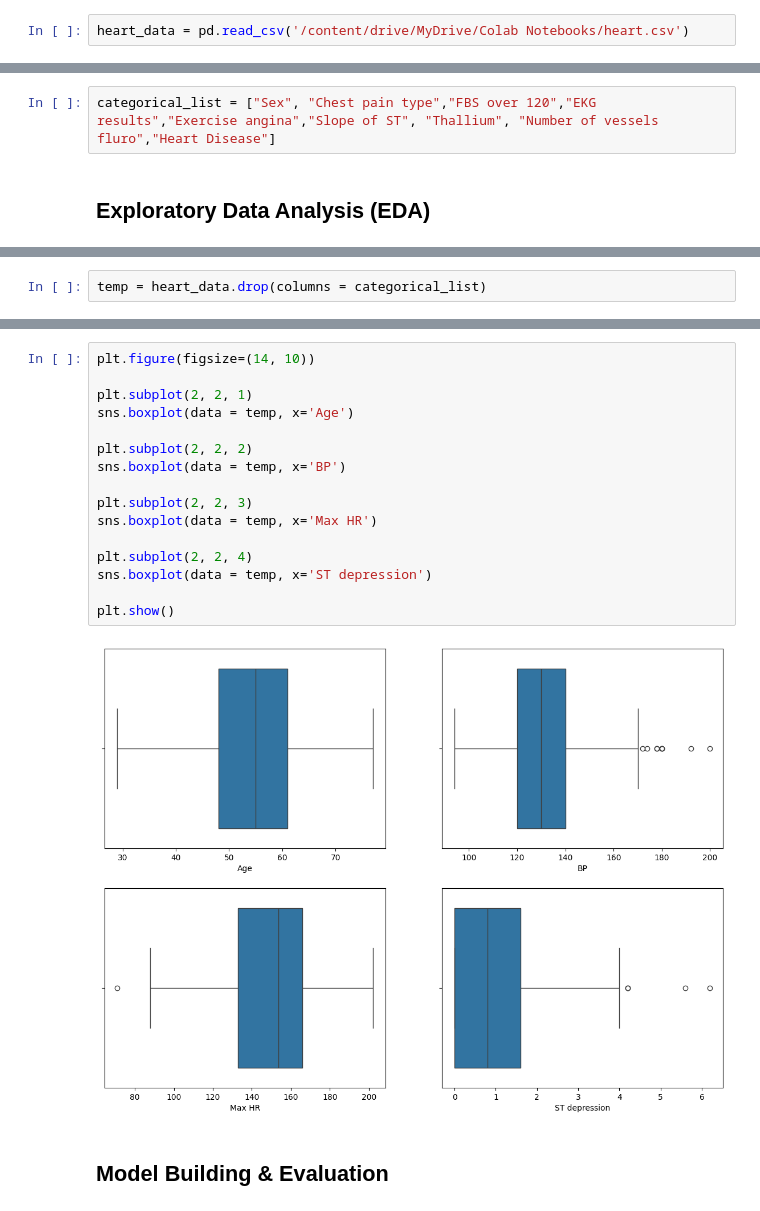
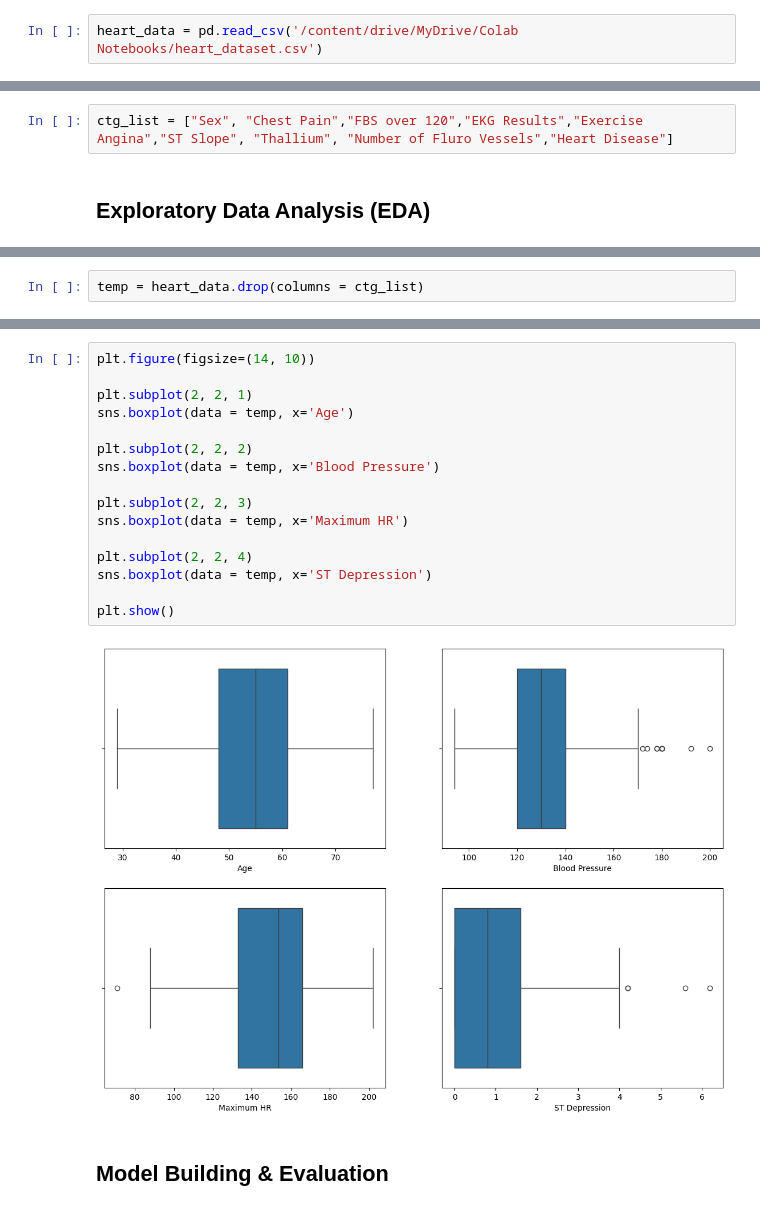
Before and after one commit to Ganeshreddyv123/Advanced-Computer-Science-Masters-Project, a Jupyter notebook: Ganesh_Heart_Disease_Prediction.ipynb, the cells around one changed output, grey strips where cells are left out. Drawn from its saved outputs; the diff is of its cells as text.

```diff
--- a/Ganesh_Heart_Disease_Prediction.ipynb
+++ b/Ganesh_Heart_Disease_Prediction.ipynb
@@ -17,7 +17,7 @@ import matplotlib.pyplot as plt
 # %% [markdown]
 ## Loading the Dataset
 # %%
-heart_data = pd.read_csv('/content/drive/MyDrive/Colab Notebooks/heart.csv')
+heart_data = pd.read_csv('/content/drive/MyDrive/Colab Notebooks/heart_dataset.csv')
 # %% [markdown]
 ## Data Preprocessing
 # %%
@@ -73,7 +73,7 @@ Data columns (total 14 columns):
 dtypes: float64(1), int64(12), object(1)
 memory usage: 29.7+ KB
 # %%
-categorical_list = ["Sex", "Chest pain type","FBS over 120","EKG results","Exercise angina","Slope of ST", "Thallium", "Number of vessels fluro","Heart Disease"]
+ctg_list = ["Sex", "Chest Pain","FBS over 120","EKG Results","Exercise Angina","ST Slope", "Thallium", "Number of Fluro Vessels","Heart Disease"]
 # %% [markdown]
 ## Exploratory Data Analysis (EDA)
 # %%
@@ -149,5 +149,5 @@ plt.show()
 # %%
-temp = heart_data.drop(columns = categorical_list)
+temp = heart_data.drop(columns = ctg_list)
 # %%
 temp.head()
 # %% [output]
@@ -160,21 +160,21 @@ temp.head()
 # %%
 plt.figure(figsize=(14, 10))
 
 plt.subplot(2, 2, 1)
 sns.boxplot(data = temp, x='Age')
 
 plt.subplot(2, 2, 2)
-sns.boxplot(data = temp, x='BP')
+sns.boxplot(data = temp, x='Blood Pressure')
 
 plt.subplot(2, 2, 3)
-sns.boxplot(data = temp, x='Max HR')
+sns.boxplot(data = temp, x='Maximum HR')
 
 plt.subplot(2, 2, 4)
-sns.boxplot(data = temp, x='ST depression')
+sns.boxplot(data = temp, x='ST Depression')
 
 plt.show()
 # %% [output]
-[figure, old version]
+[figure, new version]
 # %% [markdown]
 ## **Model Building & Evaluation**
 # %%
```
Also changed, not shown: parts of 37 cells of this notebook.
